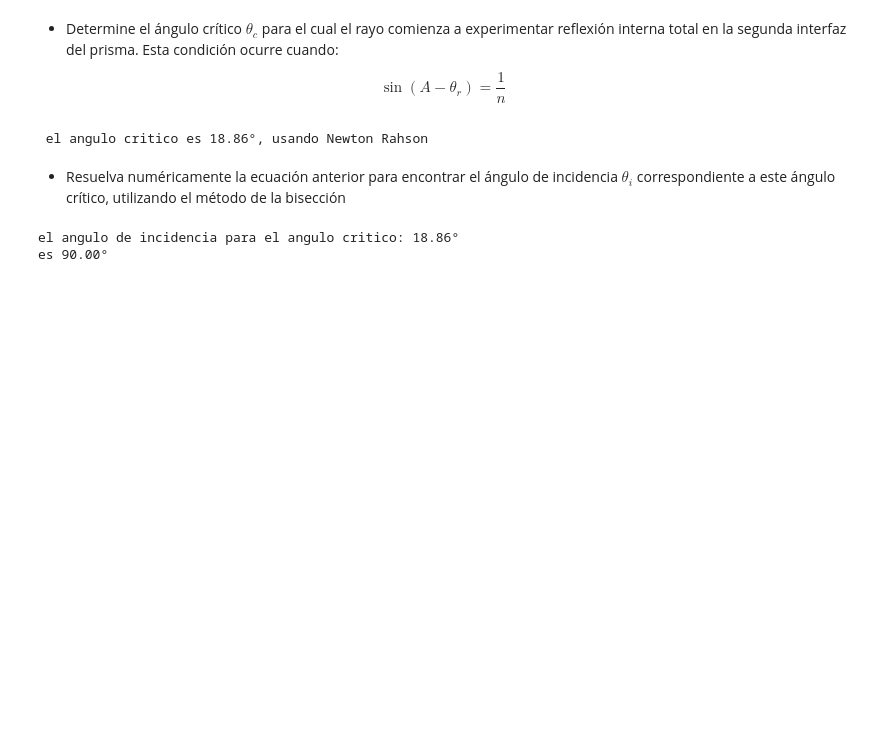
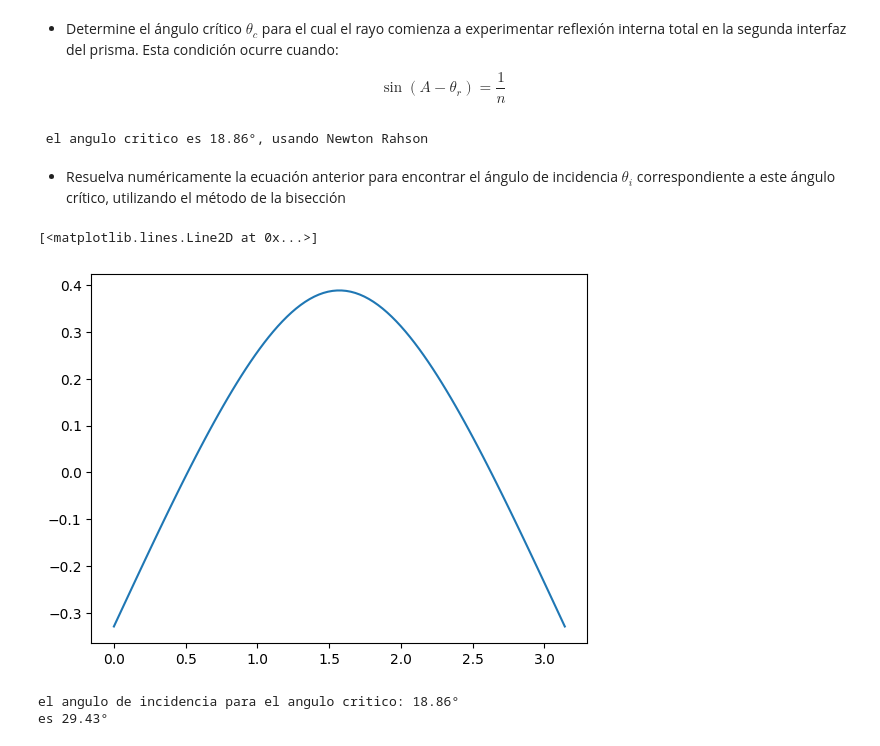
Before and after one commit to martin-calvo/MetodosComputacionales1012, a Jupyter notebook: Students/Cañas_5087/parciales/Copia_de_ParciaI_G2_casa.ipynb, the cells around one changed output. Drawn from its saved outputs; the diff is of its cells as text; code cells hidden in the pictures; blank space fills up the shorter version.

```diff
--- a/Students/Cañas_5087/parciales/Copia_de_ParciaI_G2_casa.ipynb
+++ b/Students/Cañas_5087/parciales/Copia_de_ParciaI_G2_casa.ipynb
@@ -413,6 +392,14 @@ def d_angulo_de_desviacion_1(Theta_i, A_c = newton(angulo_critico, 1),   n =  1.
+# %%
+angulo_incidencia = lambda Theta_i: np.arcsin(np.sin(Theta_i)/1.52) - newton(angulo_critico, 1) #Definimos la funcion para calcular el angulo de incidencia pra el respectivo angulo critico igualada  a cero
+# %%
+Theta = np.linspace(0,np.pi,100)#Hacemos un grafico para encontrar el intervalo
+plt.plot(Theta, angulo_incidencia(Theta))
+# %% [output]
+[<matplotlib.lines.Line2D at 0x...>]
+[figure, added]
 # %%
-print(f'el angulo de incidencia para el angulo critico: {np.rad2deg(newton(angulo_critico, 1)):.2f}°\nes {np.rad2deg(bisect(d_angulo_de_desviacion_1, 1,2 )):.2f}°')
+print(f'el angulo de incidencia para el angulo critico: {np.rad2deg(newton(angulo_critico, 1)):.2f}°\nes {np.rad2deg(bisect(angulo_incidencia, 0.5,2 )):.2f}°')
 #Calculamos el angulo de incidencia usando biseccion
 # %% [output]
 el angulo de incidencia para el angulo critico: 18.86°
-es 90.00°
+es 29.43°
```
Also changed, not shown: parts of 1 cell of this notebook.
